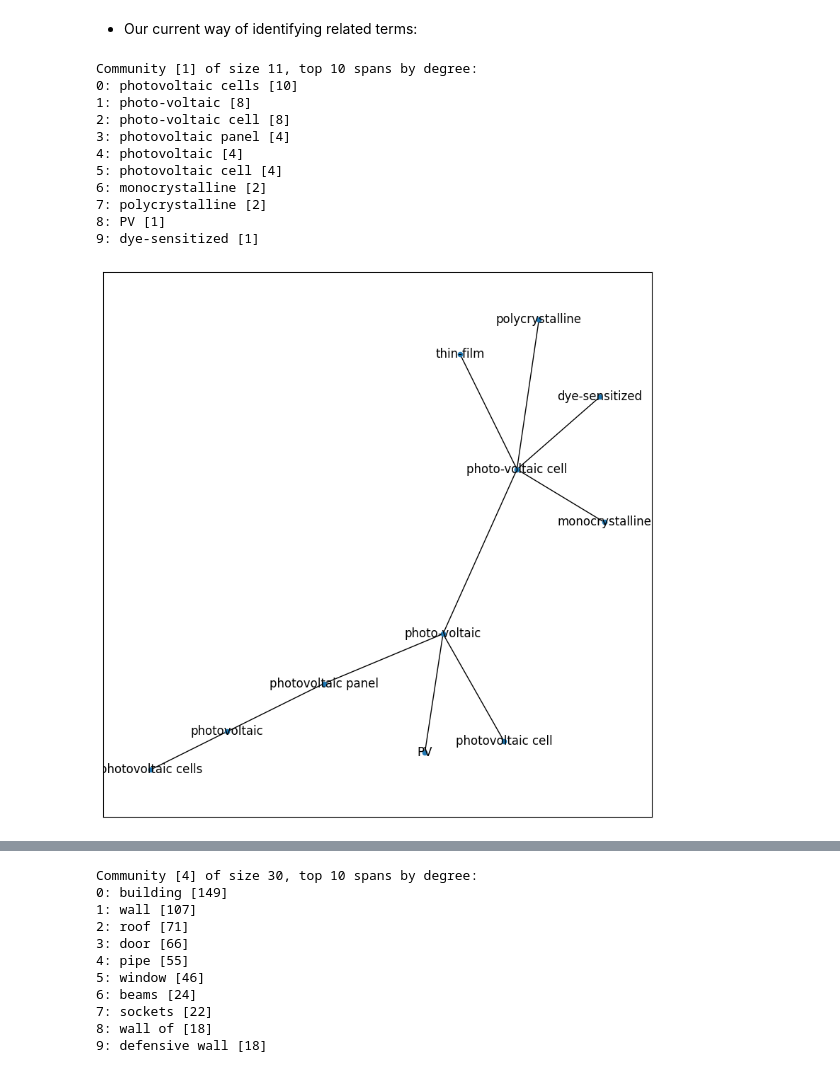
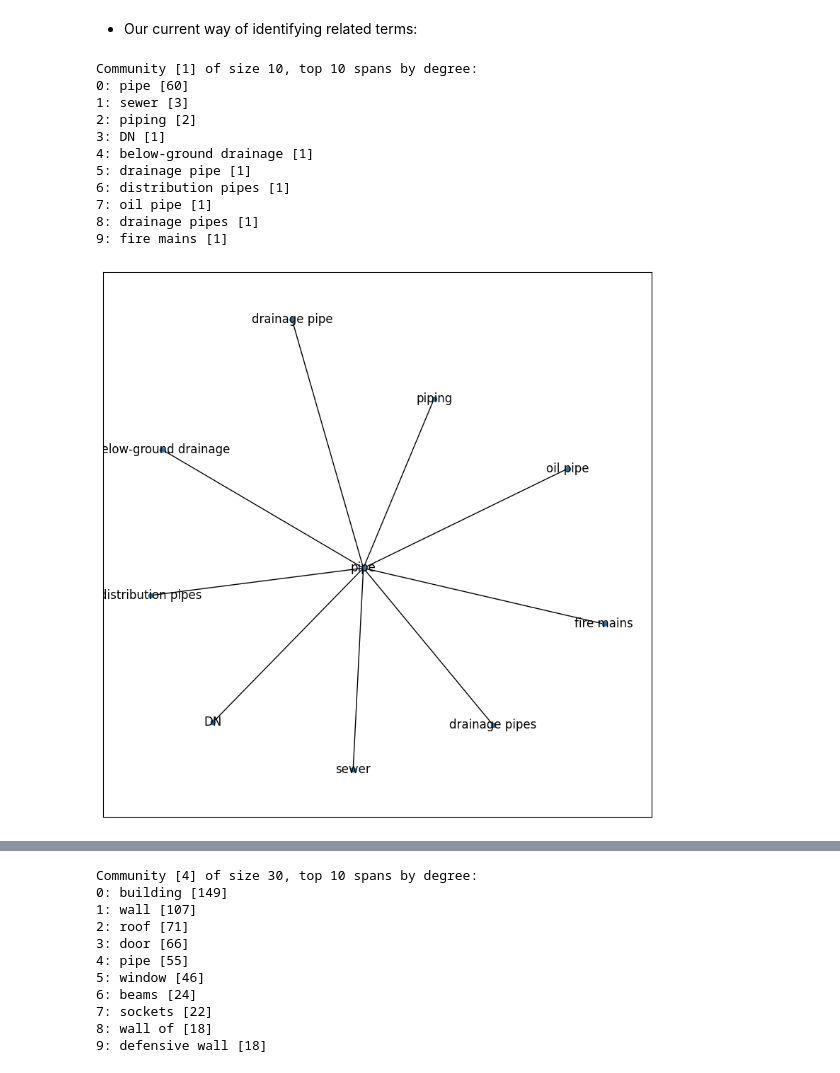
Before and after one commit to rubenkruiper/irec, a Jupyter notebook: 4. Suggest concepts from graph.ipynb, the cells around one changed output, grey strips where cells are left out. Cells and saved outputs as stored; diff of their text form; code cells hidden in the pictures.

```diff
--- a/4. Suggest concepts from graph.ipynb
+++ b/4. Suggest concepts from graph.ipynb
@@ -211,0 +258,8 @@ len(undefined_concepts)
+# %%
+concepts_without_definitions = {}
+for r in sparql_result:
+    concept_node = r['nodeUID']
+    if concept_node not in concepts_without_definitions:
+        concepts_without_definitions[concept_node] = [r['label']]
+    else:
+        concepts_without_definitions[concept_node].append(r['label'])
@@ -211,0 +276,8 @@ len(undefined_concepts)
+# %%
+concept_labels_without_definitions = {}
+for r in sparql_result:
+    concept_node = r['label']
+    if concept_node not in concept_labels_without_definitions:
+        concept_labels_without_definitions[concept_node] = [r['nodeUID']]
+    else:
+        concept_labels_without_definitions[concept_node].append(r['nodeUID'])
@@ -211,0 +297,23 @@ len(undefined_concepts)
+# %%
+# how many altLabels overlap?
+altlabel_query = """
+PREFIX rdfs: <http://www.w3.org/2000/01/rdf-schema#>
+PREFIX rdf: <http://www.w3.org/1999/02/22-rdf-syntax-ns#>
+PREFIX irec: <https://schema.irec.org/#>
+
+SELECT DISTINCT ?nodeUID ?label WHERE {
+        ?nodeUID a skos:Concept ;
+                 skos:altLabel ?label .
+        VALUES (?label) {(UNDEF)}
+} GROUP BY ?nodeUID ?label
+
+"""
+sparql_result = irec_graph.query(altlabel_query)
+# %%
+altlabels = {}
+for r in sparql_result:
+    altlabel = r['label']
+    if altlabel not in altlabels:
+        altlabels[altlabel] = [r['nodeUID']]
+    else:
+        altlabels[altlabel].append(r['nodeUID'])
@@ -385,22 +525,23 @@ def divide_into_communities(network: nx.Graph,
 # %% [markdown]
 * Our current way of identifying related terms:
 # %%
-node_of_interest = "photo-voltaic cell"
+# node_of_interest = "photo-voltaic cell"
+node_of_interest = 'drainage pipe'
 focussed_graph = nx.ego_graph(network, node_of_interest, radius=10)
-community_of_interest = divide_into_communities(focussed_graph, node_of_interest, max_community_size=30)
+community_of_interest = divide_into_communities(focussed_graph, node_of_interest, max_community_size=50)
 # %% [output]
-Community [1] of size 11, top 10 spans by degree:
-0: photovoltaic cells [10]
-1: photo-voltaic [8]
-2: photo-voltaic cell [8]
-3: photovoltaic panel [4]
-4: photovoltaic [4]
-5: photovoltaic cell [4]
-6: monocrystalline [2]
-7: polycrystalline [2]
-8: PV [1]
-9: dye-sensitized [1]
+Community [1] of size 10, top 10 spans by degree:
+0: pipe [60]
+1: sewer [3]
+2: piping [2]
+3: DN [1]
+4: below-ground drainage [1]
+5: drainage pipe [1]
+6: distribution pipes [1]
+7: oil pipe [1]
+8: drainage pipes [1]
+9: fire mains [1]
-[figure, old version]
+[figure, new version]
 # %%
 # This would compute all communities (dividing them down until they are under the maximum set size)
 # divide_into_communities(network)
```
Also changed, not shown: parts of 46 cells of this notebook, 4 other files.
